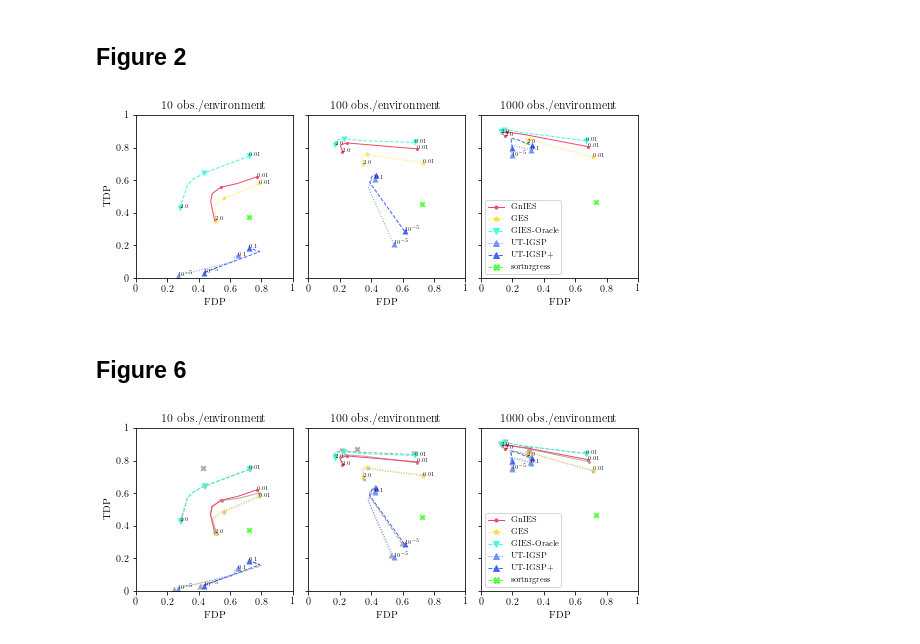
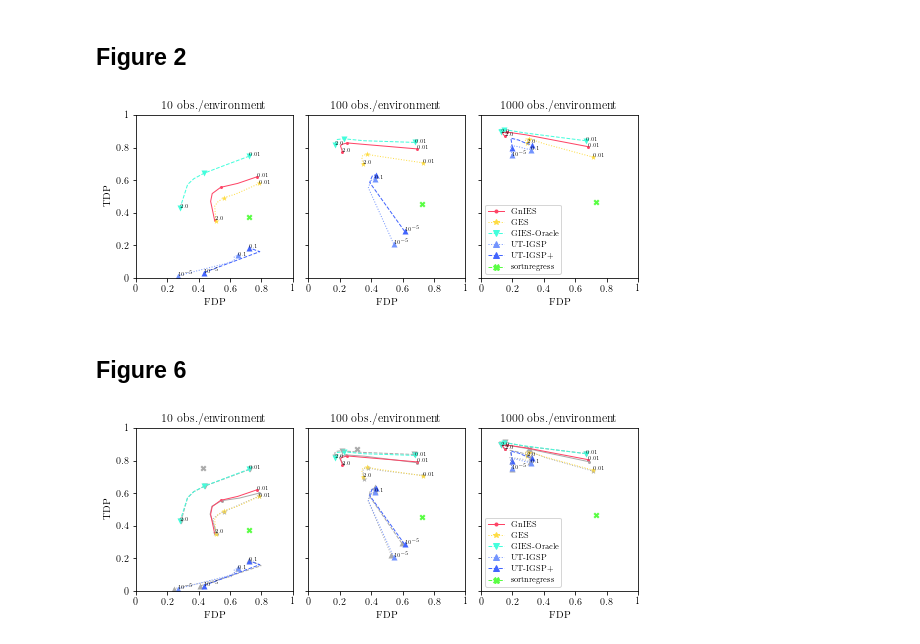
Before and after one commit to juangamella/gnies-paper, a Jupyter notebook: figure_model_mismatch.ipynb, the cells around one changed output. Drawn from its saved outputs; the diff is of its cells as text; code cells hidden in the pictures.

```diff
--- a/figure_model_mismatch.ipynb
+++ b/figure_model_mismatch.ipynb
@@ -249,8 +249,8 @@ print_names = {'gnies': 'GnIES',
                'gies': 'GIES-Oracle',
                'ut_igsp': 'UT-IGSP',
                'ut_igsp+': 'UT-IGSP+',
-               #'sort': 'sortnrgress',
-               'sortp': 'sortnrgress',
+               #'sort': 'sortnregress',
+               'sortp': 'sortnregress',
 }
 
 def plot_metric(ax, values_x, values_y, lambdas, method, points, text, gray=False):
@@ -306,34 +306,34 @@ for i,n in enumerate(Ns):
 
     # Plot GIES
     plot_metric(ax, gies_x[:,i], gies_y[:,i], gies_lambdas, 'gies', [0,2,len(ges_lambdas)-1], ["%0.2f","%0.1f"])# if n!= 1000 else None])
 
     # Plot sortnregress
     #ax.scatter(sort_x[i], 1-sort_y[i], color=color['sort'], marker=marker['sort'], linewidth=0)
 
     # Plot sortnregress + pool
     ax.scatter(sortp_x[i], 1-sortp_y[i], color=color['sortp'], marker=marker['sortp'], linewidth=0)
 
     set_ax(ax, yticks=i==0)
     ax.set_title("%d obs./environment" % n)
 
 
 # Build legend
 method_entries = [Line2D([0], [0],
                          linewidth=1 if method == 'sortp' else 1,
                          linestyle=style[method],
                          marker=marker[method],
                          color=color[method]) for method in print_names.keys()]
 method_str = list(print_names.values())
 ax.legend(method_entries, #+ sample_size_entries
           method_str, # + sample_size_str
           prop={'size':8},
           loc='lower left',
         ncol=1)
 
 
 plt.savefig('figures/figure_mismatch.pdf', bbox_inches='tight')
 # %% [output]
-[figure, old version]
+[figure, new version]
 # %% [markdown]
 ## Figure 6
 # %%
@@ -376,8 +376,8 @@ print_names = {'gnies': 'GnIES',
                'gies': 'GIES-Oracle',
                'ut_igsp': 'UT-IGSP',
                'ut_igsp+': 'UT-IGSP+',
-               #'sort': 'sortnrgress',
-               'sortp': 'sortnrgress',
+               #'sort': 'sortnregress',
+               'sortp': 'sortnregress',
 }
 
 def plot_metric(ax, values_x, values_y, lambdas, method, points, text, gray=False):
@@ -468,4 +468,4 @@ ax.legend(method_entries, #+ sample_size_entries
 
 plt.savefig('figures/figure_mismatch_both.pdf', bbox_inches='tight')
 # %% [output]
-[figure, old version]
+[figure, new version]
```
Also changed, not shown: parts of 1 cell of this notebook, 3 other files.
